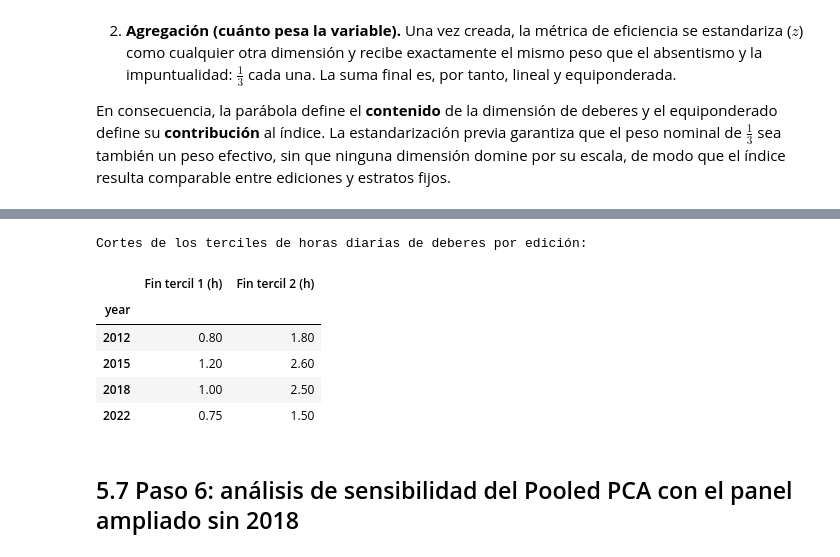
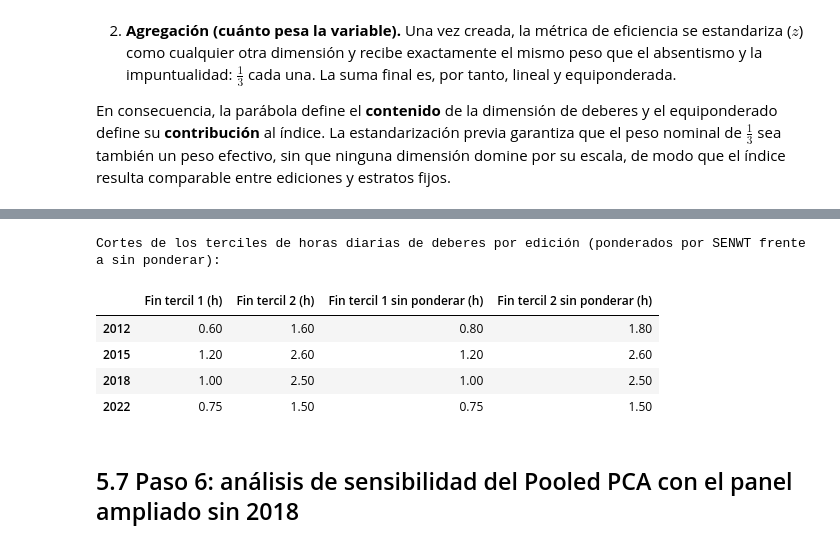
Before and after one commit to musero55/tfm_data_science, a Jupyter notebook: notebooks/fase_1_data_ingestion_eda/01_EDA_indice_de_compromiso_comeptencia.ipynb, the cells around one changed output, grey strips where cells are left out. Drawn from its saved outputs; the diff is of its cells as text; code cells hidden in the pictures.

Commit message:
Ahora el indice de compromiso esta ponderado con el peso del senado

```diff
--- a/notebooks/fase_1_data_ingestion_eda/01_EDA_indice_de_compromiso_comeptencia.ipynb
+++ b/notebooks/fase_1_data_ingestion_eda/01_EDA_indice_de_compromiso_comeptencia.ipynb
@@ -1621,45 +1635,65 @@ En consecuencia, la parábola define el **contenido** de la dimensión de debere
 # %%
 # Variables de entrada del índice equiponderado: deberes puntuados en U invertida y asistencia con polaridad invertida
 variables_indice_cc = ['deberes_en_u', 'SKIPPING_inv', 'TARDYSD_inv']
 
 
-def tercil_deberes_edicion(horas):
-    """Tercil (1, 2, 3) de las horas de deberes dentro de una edición; los empates caen en el mismo tercil."""
-    cortes = horas.quantile([1 / 3, 2 / 3]).to_list()
+def cuantiles_ponderados(valores, pesos, probabilidades):
+    """Cuantiles ponderados: primer valor en el que el peso acumulado alcanza cada probabilidad."""
+    orden = np.argsort(valores.to_numpy(), kind='stable')
+    valores_ordenados = valores.to_numpy()[orden]
+    peso_acumulado = np.cumsum(pesos.to_numpy()[orden]) / pesos.sum()
+    return [valores_ordenados[np.searchsorted(peso_acumulado, p)] for p in probabilidades]
+
+
+def tercil_deberes_edicion(datos_edicion):
+    """Tercil (1, 2, 3) de las horas de deberes dentro de una edición, con cortes ponderados por SENWT; los empates caen en el mismo tercil."""
+    horas = datos_edicion['tiempo_deberes_totales_diarios']
+    cortes = cuantiles_ponderados(horas, datos_edicion['SENWT'], [1 / 3, 2 / 3])
     return pd.cut(horas, [-np.inf, *cortes, np.inf], labels=[1, 2, 3]).astype(int)
 
 
 def construir_indice_equiponderado(tabla):
     """
     Índice equiponderado: suma de tercios de deberes en U invertida, -SKIPPING y -TARDYSD.
-    Tercil 1 = 0 | Tercil 2 = 1 | Tercil 3 = 0. Resultado reescalado a media 0 y DT 1 sobre la tabla completa.
+    Tercil 1 = 0 | Tercil 2 = 1 | Tercil 3 = 0. Terciles, estandarización y reescalado final ponderados por SENWT,
+    de modo que cada país pesa lo mismo; resultado con media 0 y DT 1 ponderadas sobre la tabla completa.
     """
-    tabla['tercil_deberes'] = tabla.groupby('year')['tiempo_deberes_totales_diarios'].transform(tercil_deberes_edicion)
+    pesos = tabla['SENWT']
+    tabla['tercil_deberes'] = pd.concat(
+        [tercil_deberes_edicion(datos_edicion) for _, datos_edicion in tabla.groupby('year')]
+    )
     tabla['deberes_en_u'] = (tabla['tercil_deberes'] == 2).astype(float)
 
-    # Estandarización global de las 3 dimensiones y suma con peso 1/3 cada una
-    suma_tercios = StandardScaler().fit_transform(tabla[variables_indice_cc]).mean(axis=1)
+    # Estandarización global ponderada de las 3 dimensiones y suma con peso 1/3 cada una
+    escalador = StandardScaler().fit(tabla[variables_indice_cc], sample_weight=pesos)
+    suma_tercios = escalador.transform(tabla[variables_indice_cc]).mean(axis=1)
 
-    return (suma_tercios - suma_tercios.mean()) / suma_tercios.std()
+    # Reescalado final a media 0 y DT 1 ponderadas
+    media = np.average(suma_tercios, weights=pesos)
+    desviacion = np.sqrt(np.average((suma_tercios - media) ** 2, weights=pesos))
+    return (suma_tercios - media) / desviacion
 
 
 df_compromiso_global['Indice_Equiponderado'] = construir_indice_equiponderado(df_compromiso_global)
 
-# Cortes de los terciles de deberes en cada edición
-print('Cortes de los terciles de horas diarias de deberes por edición:')
-display(
-    df_compromiso_global.groupby('year')['tiempo_deberes_totales_diarios']
-    .quantile([1 / 3, 2 / 3]).unstack()
-    .set_axis(['Fin tercil 1 (h)', 'Fin tercil 2 (h)'], axis=1)
-)
+# Cortes de los terciles de deberes en cada edición: ponderados por SENWT (los usados) frente a sin ponderar
+cortes_terciles = pd.DataFrame({
+    year: [
+        *cuantiles_ponderados(datos['tiempo_deberes_totales_diarios'], datos['SENWT'], [1 / 3, 2 / 3]),
+        *datos['tiempo_deberes_totales_diarios'].quantile([1 / 3, 2 / 3]),
+    ]
+    for year, datos in df_compromiso_global.groupby('year')
+}, index=['Fin tercil 1 (h)', 'Fin tercil 2 (h)', 'Fin tercil 1 sin ponderar (h)', 'Fin tercil 2 sin ponderar (h)']).T
+
+print('Cortes de los terciles de horas diarias de deberes por edición (ponderados por SENWT frente a sin ponderar):')
+display(cortes_terciles)
 # %% [output]
-Cortes de los terciles de horas diarias de deberes por edición:
+Cortes de los terciles de horas diarias de deberes por edición (ponderados por SENWT frente a sin ponderar):
-|  | Fin tercil 1 (h) | Fin tercil 2 (h) |
-| year |  |  |
-| 2012 | 0.80 | 1.80 |
-| 2015 | 1.20 | 2.60 |
-| 2018 | 1.00 | 2.50 |
-| 2022 | 0.75 | 1.50 |
+|  | Fin tercil 1 (h) | Fin tercil 2 (h) | Fin tercil 1 sin ponderar (h) | Fin tercil 2 sin ponderar (h) |
+| 2012 | 0.60 | 1.60 | 0.80 | 1.80 |
+| 2015 | 1.20 | 2.60 | 1.20 | 2.60 |
+| 2018 | 1.00 | 2.50 | 1.00 | 2.50 |
+| 2022 | 0.75 | 1.50 | 0.75 | 1.50 |
 # %% [markdown]
 ## 5.7 Paso 6: análisis de sensibilidad del Pooled PCA con el panel ampliado sin 2018
 # %% [markdown]
```
Also changed, not shown: parts of 13 cells of this notebook, 4 other files.
